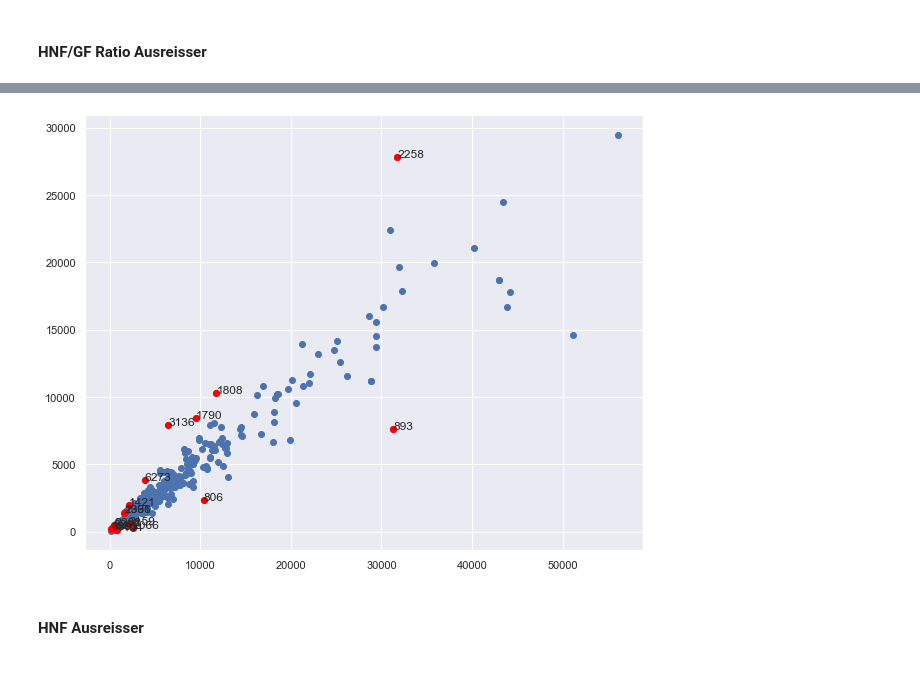
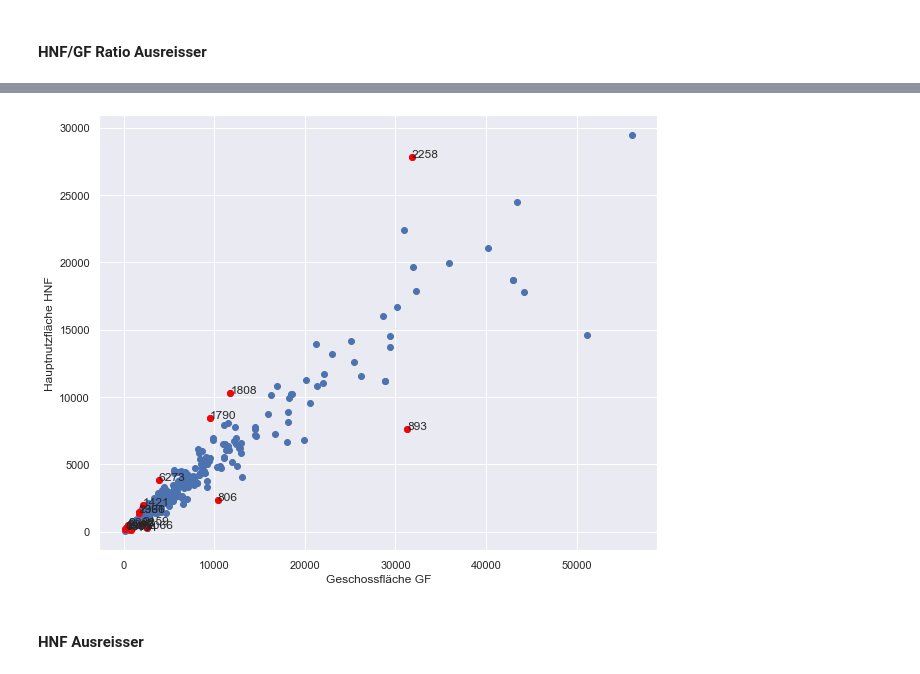
Before and after one commit to FHNW-RW/ip5-metriken-bauwesen, a Jupyter notebook: src/analysis/outliers_and_errors.ipynb, the cells around one changed output, grey strips where cells are left out. Cells and saved outputs as stored; diff of their text form; code cells hidden in the pictures.

```diff
--- a/src/analysis/outliers_and_errors.ipynb
+++ b/src/analysis/outliers_and_errors.ipynb
@@ -58,7 +76,8 @@ sns.boxplot(df[c.FIELD_HNF_GF_RATIO])
 # %%
-charts.scatter_highlight(df, ratio_outliers, c.FIELD_AREA_TOTAL_FLOOR_416, c.FIELD_AREA_MAIN_USAGE)
+charts.scatter_highlight(df, ratio_outliers, x=c.FIELD_AREA_TOTAL_FLOOR_416, y=c.FIELD_AREA_MAIN_USAGE,
+                         x_label=charts.LABEL_GF, y_label=charts.LABEL_HNF, save_label=c.FIELD_HNF_GF_RATIO)
 # %% [output]
-[figure, old version]
+[figure, new version]
 # %% [markdown]
 #### HNF Ausreisser
 # %%
```
Also changed, not shown: parts of 13 cells of this notebook, 3 other files.
